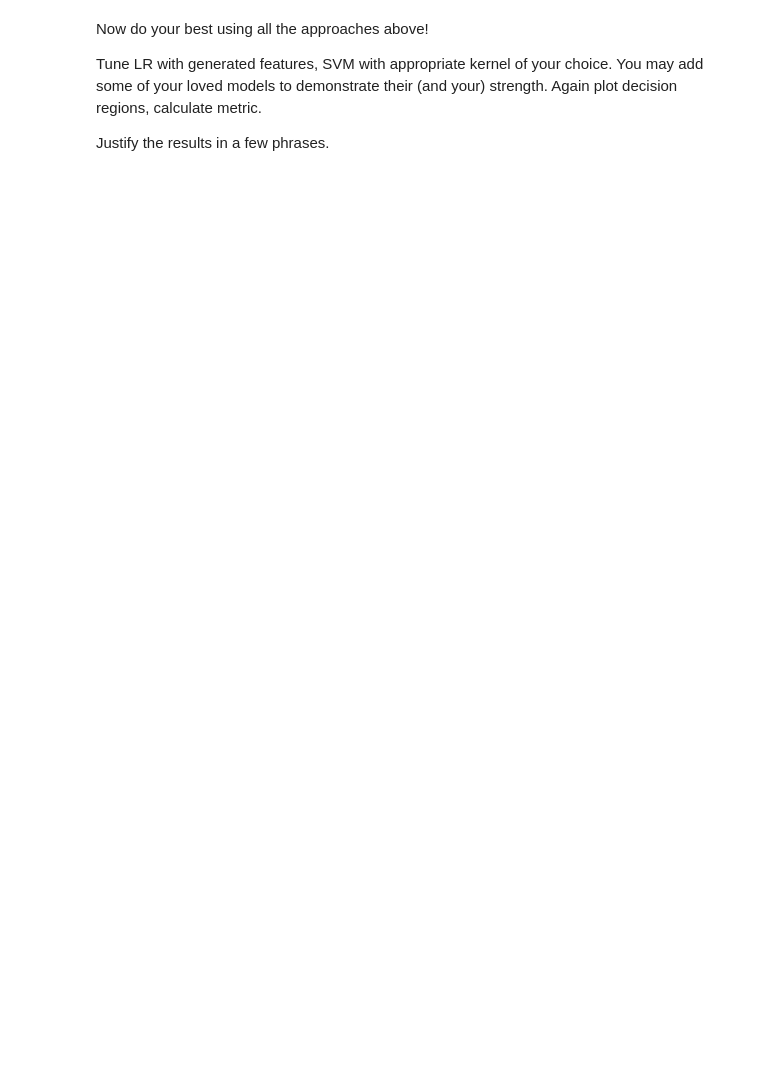
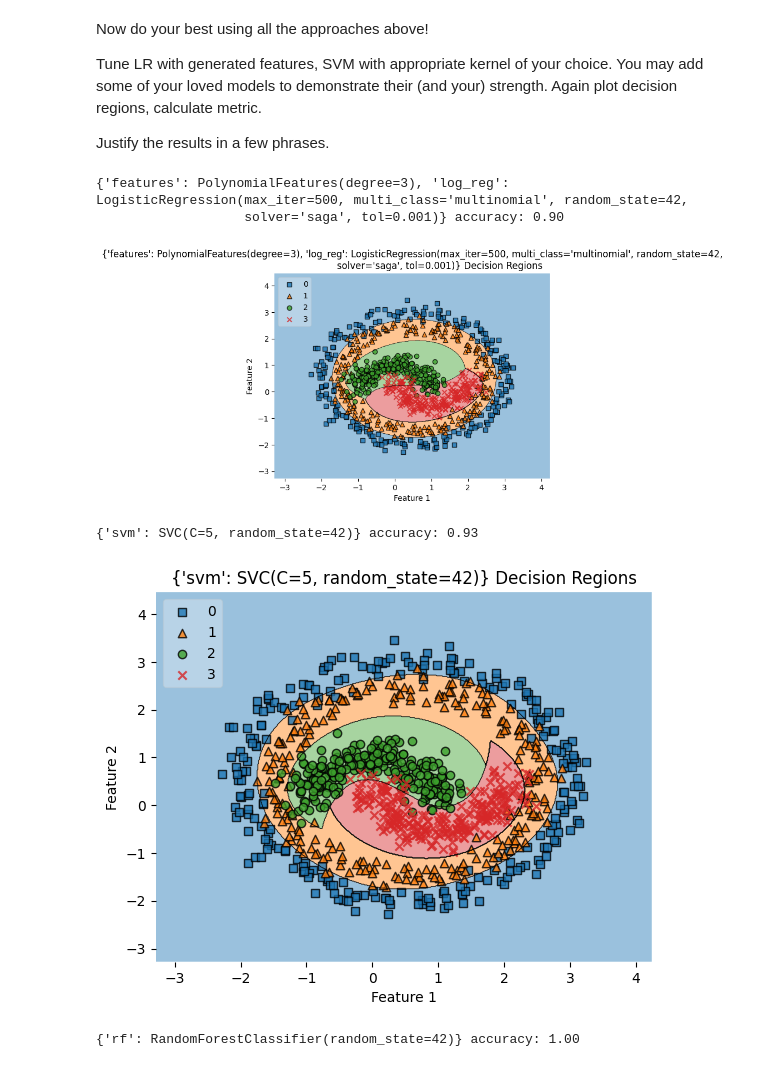
Before and after one commit to brayandm/master-machine-learning-homeworks, a Jupyter notebook: lab01_ml_pipeline/lab01_part3_svm_kernels.ipynb, the cells around one changed output. Cells and saved outputs as stored; diff of their text form; code cells hidden in the pictures; blank space fills up the shorter version.

```diff
--- a/lab01_ml_pipeline/lab01_part3_svm_kernels.ipynb
+++ b/lab01_ml_pipeline/lab01_part3_svm_kernels.ipynb
@@ -209,0 +208,34 @@ Justify the results in a few phrases.
+# %%
+### YOUR CODE HERE
+
+from sklearn.ensemble import RandomForestClassifier
+
+log_reg_pipeline = Pipeline([
+    ("features", PolynomialFeatures(degree=3)),
+    ("log_reg", LogisticRegression(multi_class='multinomial', solver='saga', tol=1e-3, max_iter=500, random_state=42))
+])
+
+svm_pipeline = Pipeline([
+    ("svm", SVC(kernel='rbf', C=5, random_state=42))
+])
+
+rf_pipeline = Pipeline([
+    ("rf", RandomForestClassifier(n_estimators=100, random_state=42))
+])
+
+pipelines = [log_reg_pipeline, svm_pipeline, rf_pipeline]
+
+for pipeline in pipelines:
+
+    pipeline.fit(points, labels)
+    pred = pipeline.predict(points)
+    accuracy = accuracy_score(labels, pred)
+    print(f'{pipeline.named_steps} accuracy: {accuracy:.2f}')
+    plot_decisions(points, labels, pipeline, title=f'{pipeline.named_steps} Decision Regions')
+# %% [output]
+{'features': PolynomialFeatures(degree=3), 'log_reg': LogisticRegression(max_iter=500, multi_class='multinomial', random_state=42,
+                   solver='saga', tol=0.001)} accuracy: 0.90
+[figure, added]
+{'svm': SVC(C=5, random_state=42)} accuracy: 0.93
+[figure, added]
+{'rf': RandomForestClassifier(random_state=42)} accuracy: 1.00
```
Also changed, not shown: parts of 4 cells of this notebook.
